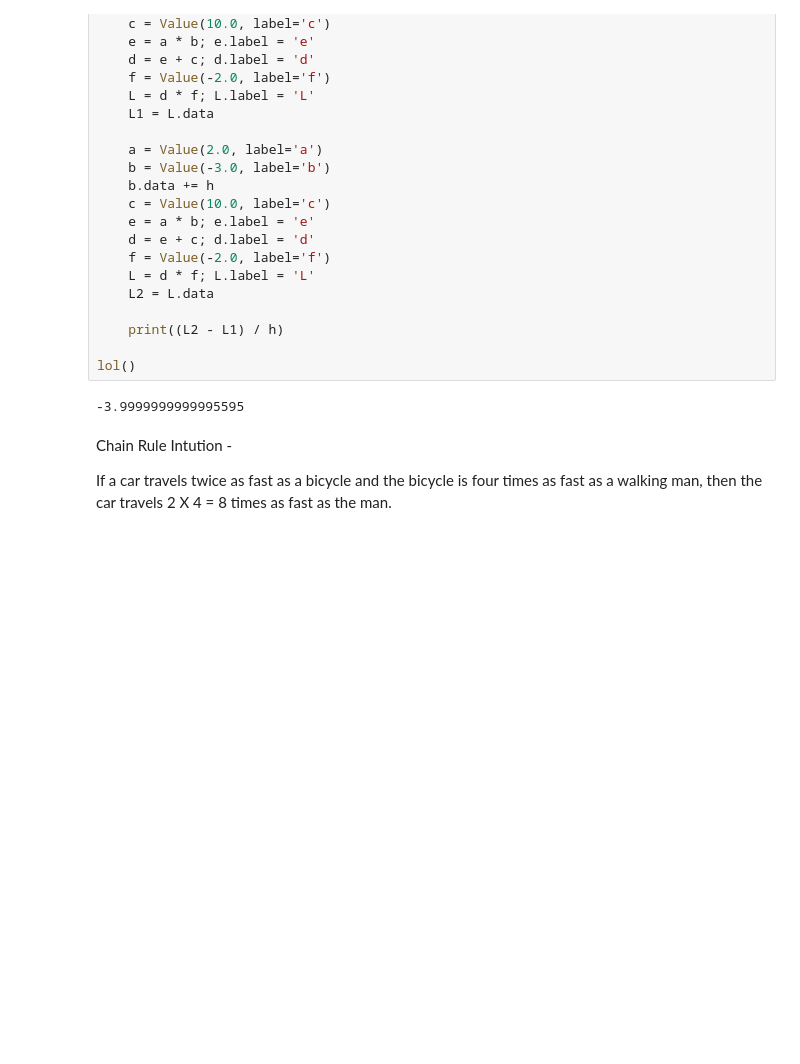
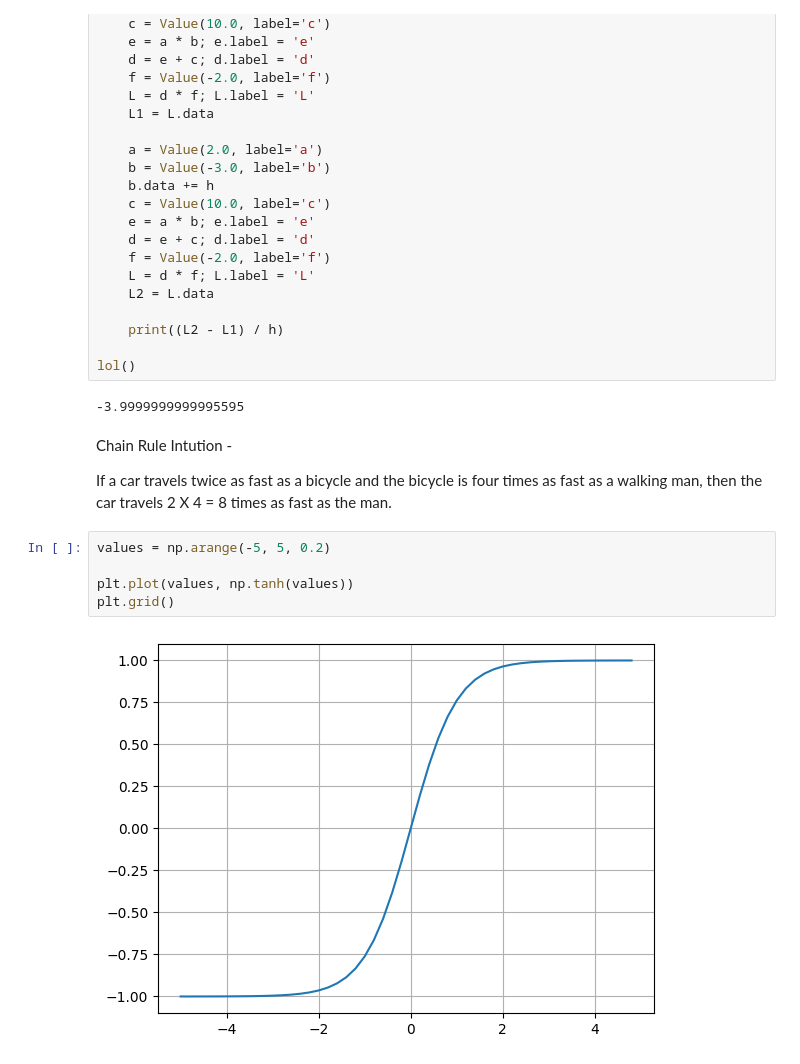
Before and after one commit to rgsk/andrej-nlp-final, a Jupyter notebook: src/first.ipynb, the cells around one changed output. Drawn from its saved outputs; the diff is of its cells as text; blank space fills up the shorter version.

```diff
--- a/src/first.ipynb
+++ b/src/first.ipynb
@@ -264,3 +333,10 @@ lol()
 Chain Rule Intution -
 
 If a car travels twice as fast as a bicycle and the bicycle is four times as fast as a walking man, then the car travels 2 X 4 = 8 times as fast as the man.
+# %%
+values = np.arange(-5, 5, 0.2)
+
+plt.plot(values, np.tanh(values))
+plt.grid()
+# %% [output]
+[figure, added]
```
Also changed, not shown: parts of 11 cells of this notebook.
